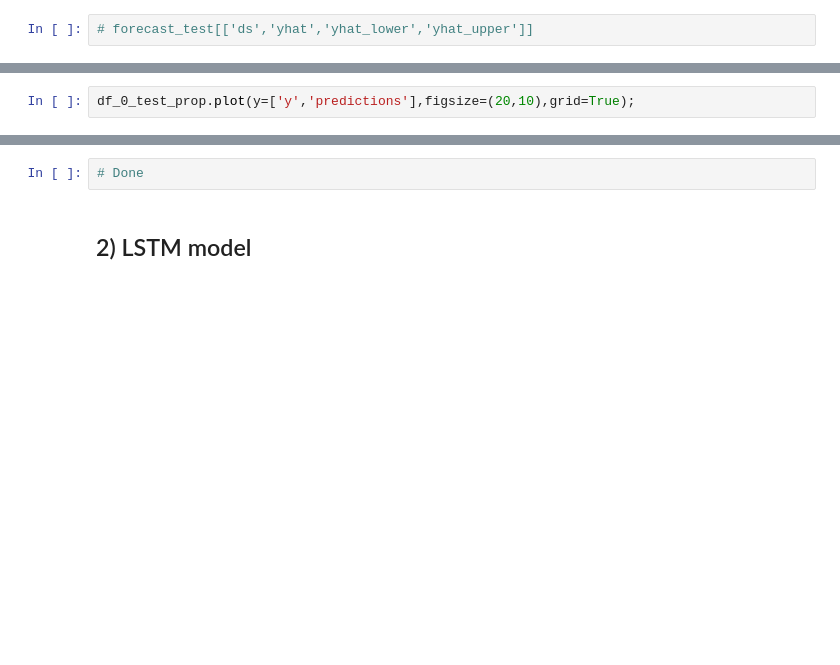
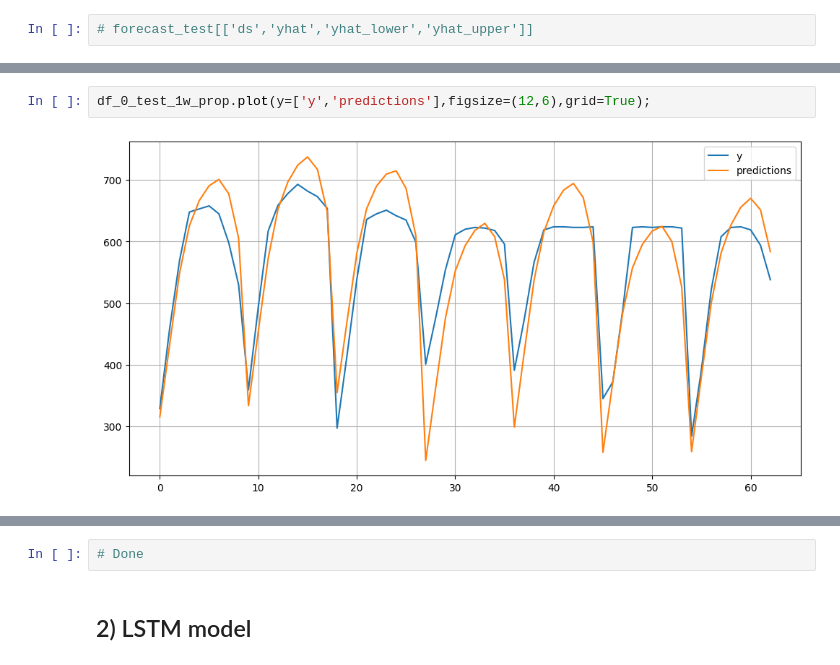
Before and after one commit to EmincanY/TimeSeriesModels-MunicipalityPredictions, a Jupyter notebook: Emincan_YILMAZ_interview.ipynb, the cells around one changed output, grey strips where cells are left out. Saved outputs shown, nothing was run; the diff lists cells and outputs as text; blank space fills up the shorter version.

```diff
--- a/Emincan_YILMAZ_interview.ipynb
+++ b/Emincan_YILMAZ_interview.ipynb
@@ -1223,2 +1306,4 @@ model.plot_components(forecast_test_prop);
 # %%
-df_0_test_prop.plot(y=['y','predictions'],figsize=(20,10),grid=True);
+df_0_test_1w_prop.plot(y=['y','predictions'],figsize=(12,6),grid=True);
+# %% [output]
+[figure, added]
```
Also changed, not shown: parts of 31 cells of this notebook.
